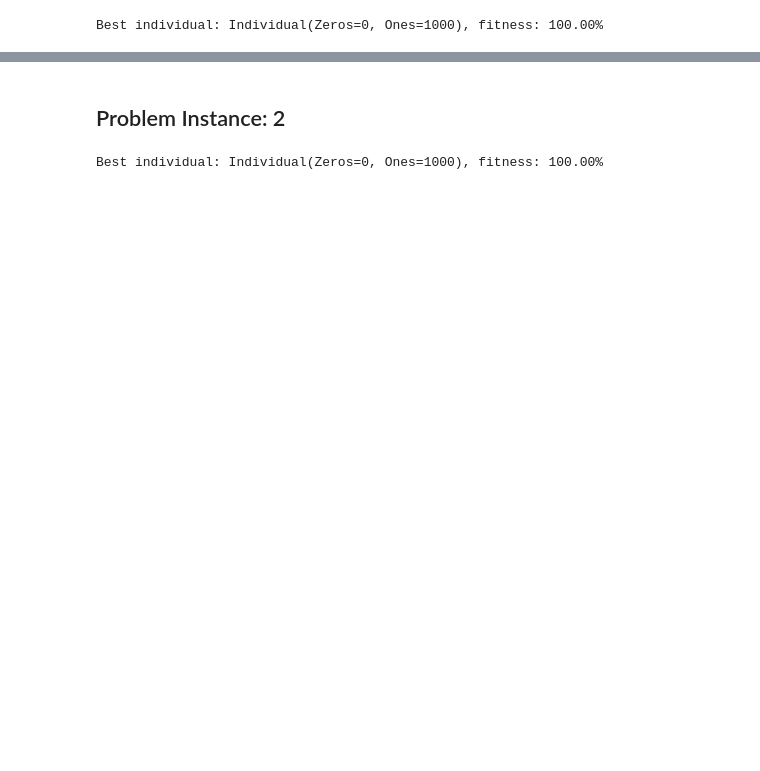
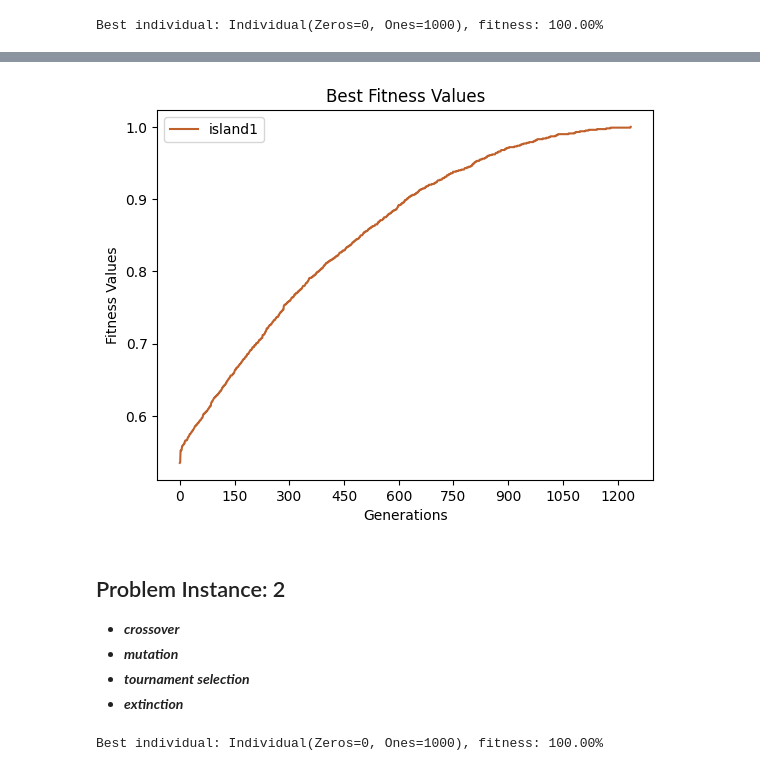
Before and after one commit to FarInHeight/Computational-Intelligence, a Jupyter notebook: lab9/lab9.ipynb, the cells around one changed output, grey strips where cells are left out. Drawn from its saved outputs; the diff is of its cells as text; code cells hidden in the pictures; blank space fills up the shorter version.

```diff
--- a/lab9/lab9.ipynb
+++ b/lab9/lab9.ipynb
@@ -31,12 +30,28 @@ LOCI = 1000
 # %%
 @dataclass(frozen=True, init=False)
 class Individual:
+    """
+    Class representing an Individual.
+    """
+
     _n_loci: int
     _genotype: tuple[int]
     _fitness: float
     _fitness_function: Callable[[Individual], float]
 
-    def __init__(self, fitness_function: "AbstractProblem", n_loci: int, genotype: tuple[int] = None):
+    def __init__(self, fitness_function: "AbstractProblem", n_loci: int, genotype: tuple[int] = None) -> None:
+        """
+        Constructs an individual with a certain number of loci.
+        If the genotype is None, it is created randomly.
+
+        Args:
+            fitness_function: the fitness function used to compute the fitness of the individual;
+            n_loci: the number of loci of the individual;
+            genotype: the genotype of the individual (default is None).
+
+        Returns:
+            None.
+        """
         object.__setattr__(self, "_n_loci", n_loci)
         if genotype is None:
             genotype = tuple(choices([0, 1], k=n_loci))
@@ -46,22 +61,22 @@ class Individual:
         object.__setattr__(self, "_fitness", fitness_function(self.genotype))
 
     @property
-    def n_loci(self):
+    def n_loci(self) -> int:
         return self._n_loci
 
     @property
-    def genotype(self):
+    def genotype(self) -> tuple[int]:
         return self._genotype
 
     @property
-    def fitness(self):
+    def fitness(self) -> float:
         return self._fitness
 
     @property
-    def fitness_function(self):
+    def fitness_function(self) -> Callable[[Individual], float]:
         return self._fitness_function
 
-    def __str__(self):
+    def __str__(self) -> str:
         return f'Individual(Zeros={self.genotype.count(0)}, Ones={self.genotype.count(1)})'
 
     def __repr__(self) -> str:
@@ -136,11 +394,12 @@ POPULATION_SIZE = 30
 OFFSPRING_SIZE = 20
 TOURNAMENT_SIZE = 2
 MUTATION_PROBABILITY = 0.80
-GENERATIONS = 5000
+GENERATIONS = 5_000
 
 FITNESS_FUNCTION = lab9_lib.make_problem(PROBLEM_SIZE)
 # %%
-population = create_population(FITNESS_FUNCTION, POPULATION_SIZE)
+population = create_population(FITNESS_FUNCTION, LOCI, POPULATION_SIZE)
+generation_best_fitnesses = [find_best_individual(population).fitness]
 
 pbar = trange(GENERATIONS)
 for generation in pbar:
@@ -156,6 +415,7 @@ for generation in pbar:
         offspring.append(child)
 
     population = update_population(population, offspring, POPULATION_SIZE)
+    generation_best_fitnesses.append(population[0].fitness)
     pbar.set_description(f'Best Fitness {population[0].fitness:.2%}')
 
     if math.isclose(1, population[0].fitness):
@@ -171,5 +431,13 @@ Number of fitness calls: 26,290
+# %%
+plot_fitnesses_by_generations([generation_best_fitnesses], 1)
+# %% [output]
+[figure, added]
 # %% [markdown]
 ## Problem Instance: 2
+* **_crossover_**
+* **_mutation_**
+* **_tournament selection_**
+* **_extinction_**
 # %%
 PROBLEM_SIZE = 2
 LOCI = 1000
```
Also changed, not shown: parts of 28 cells of this notebook.
